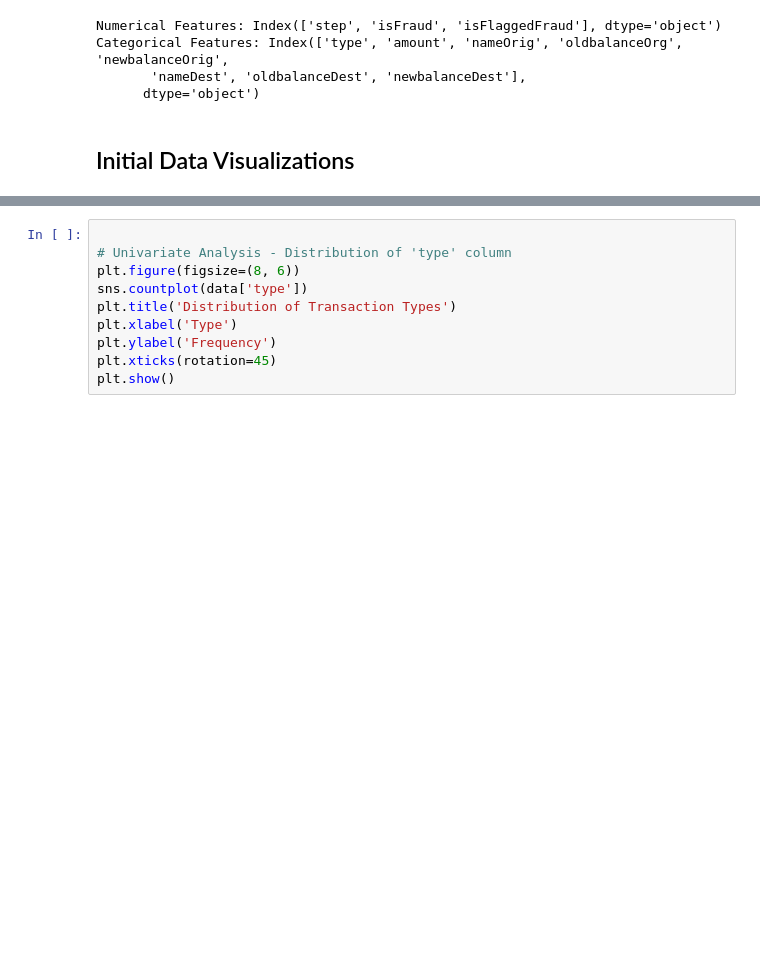
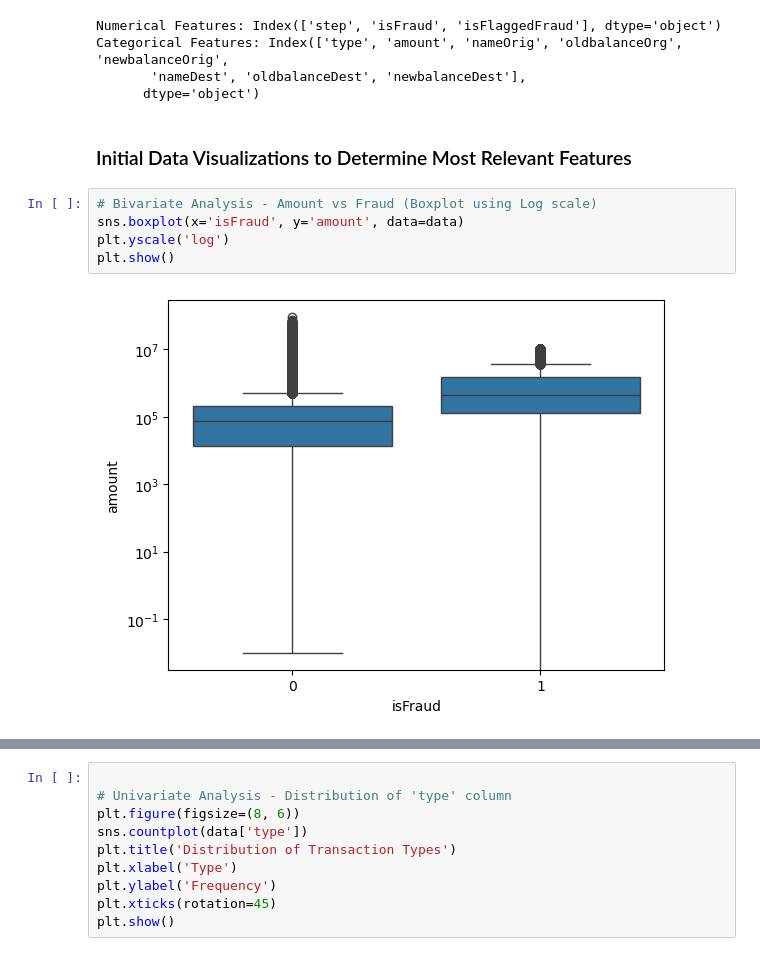
Before and after one commit to angeneris/TLAB_Fraud_Detect, a Jupyter notebook: Jupyter Notebooks/fraud_detect_eda.ipynb, the cells around one changed output, grey strips where cells are left out. Drawn from its saved outputs; the diff is of its cells as text; blank space fills up the shorter version.

```diff
--- a/Jupyter Notebooks/fraud_detect_eda.ipynb
+++ b/Jupyter Notebooks/fraud_detect_eda.ipynb
@@ -180,4 +181,11 @@ Categorical Features: Index(['type', 'amount', 'nameOrig', 'oldbalanceOrg', 'new
        'nameDest', 'oldbalanceDest', 'newbalanceDest'],
       dtype='object')
 # %% [markdown]
-## Initial Data Visualizations
+### Initial Data Visualizations to Determine Most Relevant Features
+# %%
+# Bivariate Analysis - Amount vs Fraud (Boxplot using Log scale)
+sns.boxplot(x='isFraud', y='amount', data=data)
+plt.yscale('log')
+plt.show()
+# %% [output]
+[figure, added]
```
Also changed, not shown: parts of 20 cells of this notebook, 1 other file.
